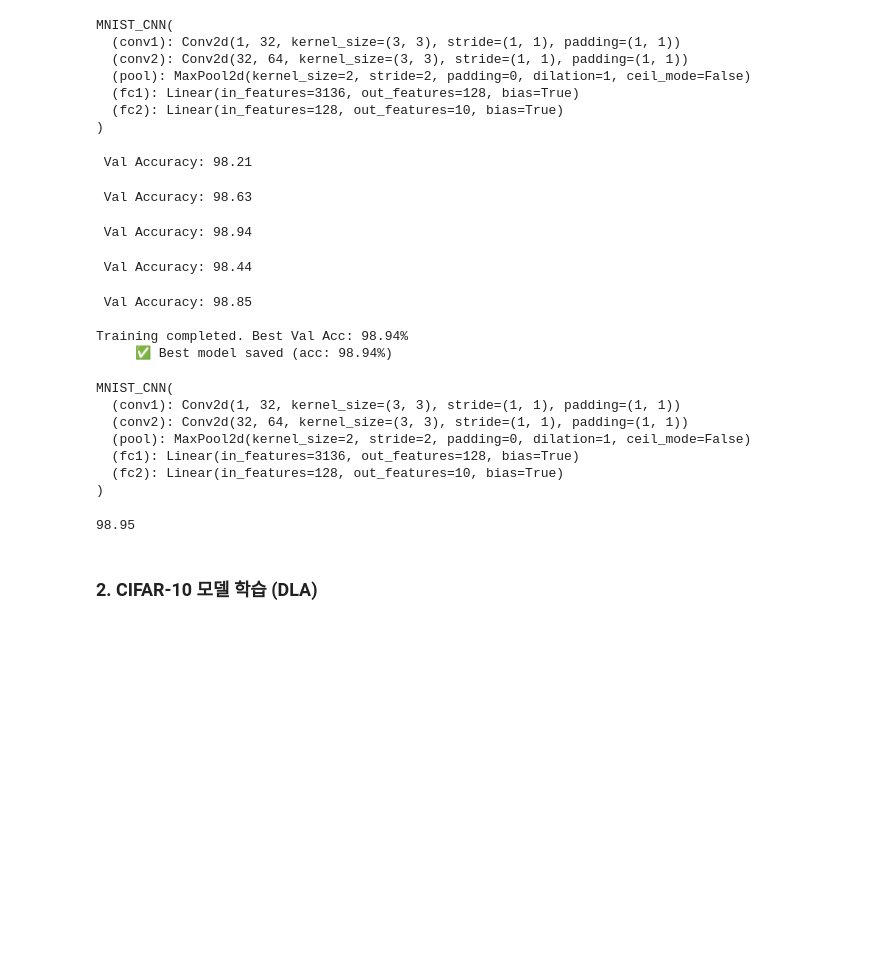
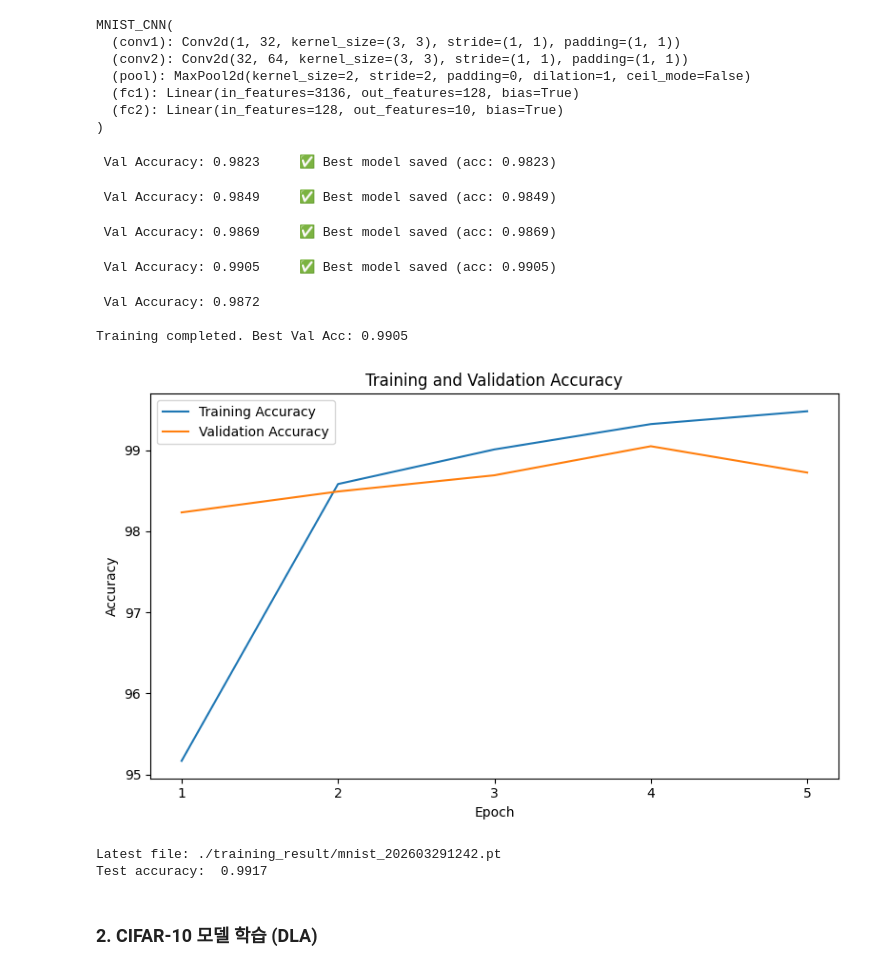
Before and after one commit to SarahPark-DS/XAI, a Jupyter notebook: Assignment_01/Model/train_model.ipynb, the cells around one changed output. Saved outputs shown, nothing was run; the diff lists cells and outputs as text; code cells hidden in the pictures; blank space fills up the shorter version.

Commit message:
basemodel training result final

```diff
--- a/Assignment_01/Model/train_model.ipynb
+++ b/Assignment_01/Model/train_model.ipynb
@@ -50,27 +53,31 @@ MNIST_CNN(
   (fc2): Linear(in_features=128, out_features=10, bias=True)
 )
 # %%
-train_model(cnn, train_loader, val_loader, epochs = 5, mode = "mnist")
+cnn, history = train_model(cnn, train_loader, val_loader, epochs = 5, mode = "mnist")
+plot_accuracy(history, mode = "mnist_cnn")
 # %% [output]
- Val Accuracy: 98.21
+ Val Accuracy: 0.9823     ✅ Best model saved (acc: 0.9823)
- Val Accuracy: 98.63
+ Val Accuracy: 0.9849     ✅ Best model saved (acc: 0.9849)
- Val Accuracy: 98.94
+ Val Accuracy: 0.9869     ✅ Best model saved (acc: 0.9869)
- Val Accuracy: 98.44
+ Val Accuracy: 0.9905     ✅ Best model saved (acc: 0.9905)
- Val Accuracy: 98.85
+ Val Accuracy: 0.9872
 
-Training completed. Best Val Acc: 98.94%
-     ✅ Best model saved (acc: 98.94%)
+Training completed. Best Val Acc: 0.9905
-MNIST_CNN(
-  (conv1): Conv2d(1, 32, kernel_size=(3, 3), stride=(1, 1), padding=(1, 1))
-  (conv2): Conv2d(32, 64, kernel_size=(3, 3), stride=(1, 1), padding=(1, 1))
-  (pool): MaxPool2d(kernel_size=2, stride=2, padding=0, dilation=1, ceil_mode=False)
-  (fc1): Linear(in_features=3136, out_features=128, bias=True)
-  (fc2): Linear(in_features=128, out_features=10, bias=True)
-)
+[figure, added]
 # %%
-evaluate_model(cnn, test_loader, device = device)
+cnn = MNIST_CNN()
+
+files = glob.glob("./training_result/mnist*.pt")
+latest_file = max(files, key = lambda x: os.path.basename(x).replace("mnist_", ""))
+print(f"Latest file: {latest_file}")
+
+cnn.load_state_dict(torch.load(latest_file, map_location = device))
+test_acc = evaluate_model(cnn, test_loader, device = device)
+
+print("Test accuracy: ", test_acc)
 # %% [output]
-98.95
+Latest file: ./training_result/mnist_202603291242.pt
+Test accuracy:  0.9917
 # %% [markdown]
 ### 2. CIFAR-10 모델 학습 (DLA)
 # %%
```
Also changed, not shown: parts of 6 cells of this notebook, 4 other files.
